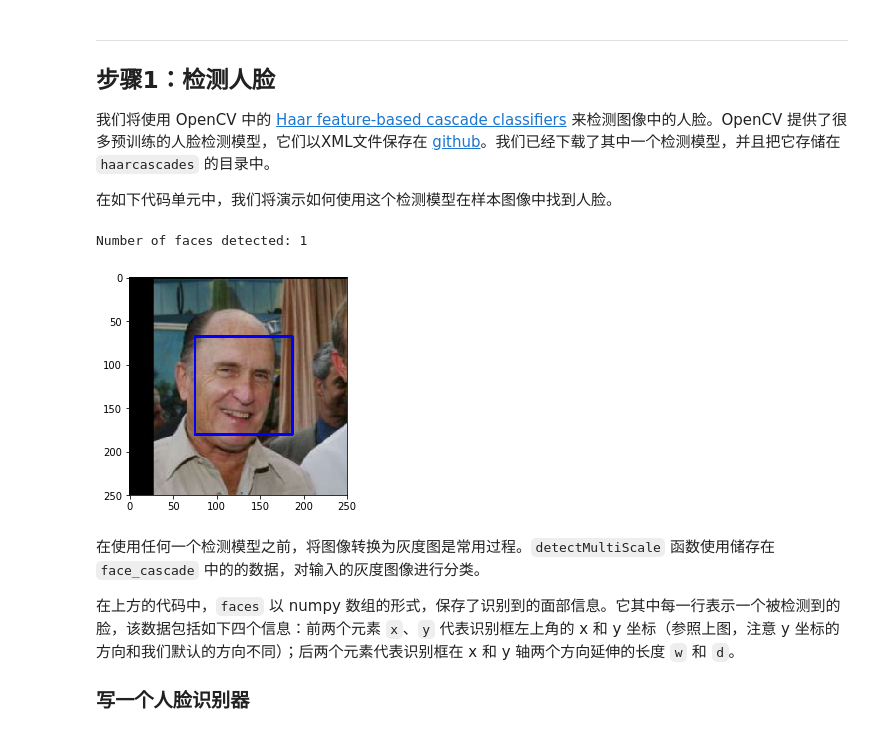
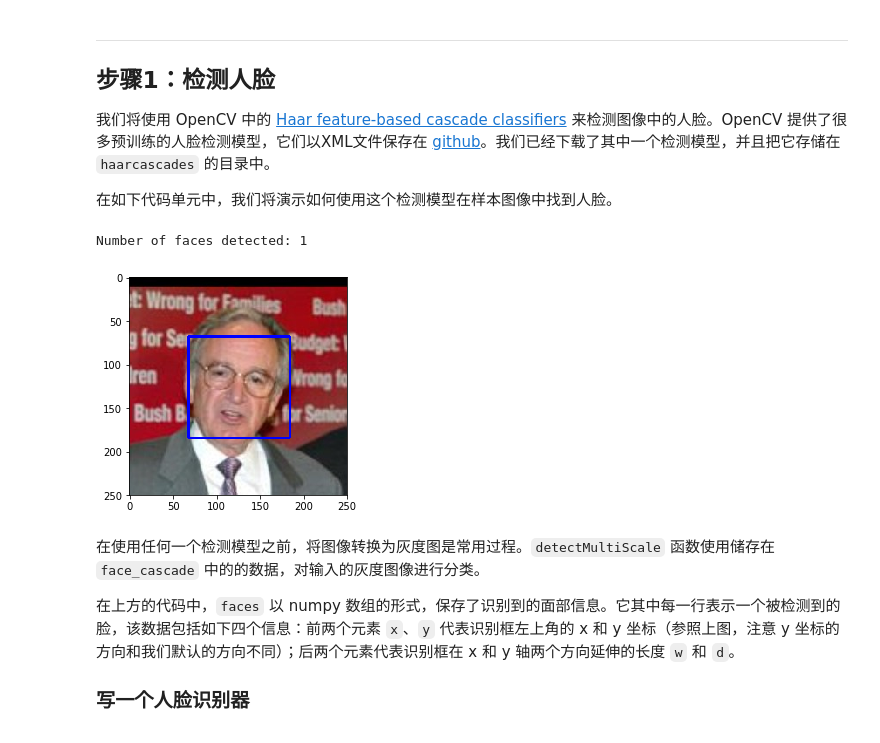
Before and after one commit to Hughli3/cn-deep-learning, a Jupyter notebook: dog-project/dog_app.ipynb, the cells around one changed output. Cells and saved outputs as stored; diff of their text form; code cells hidden in the pictures.

```diff
--- a/dog-project/dog_app.ipynb
+++ b/dog-project/dog_app.ipynb
@@ -101,11 +101,10 @@ import random
 random.seed(8675309)
 
 # 加载打乱后的人脸数据集的文件名
-human_files = np.array(glob("/Users/hughli/Pictures/lfw/*/*"))
+human_files = np.array(glob("/home/hughli/data/lfw/*/*"))
 random.shuffle(human_files)
 
 # 打印数据集的数据量
 print('There are %d total human images.' % len(human_files))
-human_files
 # %% [output]
 There are 13233 total human images.
@@ -129,35 +121,35 @@ import cv2
 import matplotlib.pyplot as plt
 %matplotlib inline
 
 # 提取预训练的人脸检测模型
-face_cascade = cv2.CascadeClassifier('haarcascades/haarcascade_frontalface_alt.xml')
+face_cascade = cv2.CascadeClassifier('/home/hughli/project/cn-deep-learning/dog-project/haarcascades/haarcascade_frontalface_alt.xml')
 
 # 加载彩色（通道顺序为BGR）图像
 img = cv2.imread(human_files[3])
 
 # 将BGR图像进行灰度处理
 gray = cv2.cvtColor(img, cv2.COLOR_BGR2GRAY)
 
 # 在图像中找出脸
 faces = face_cascade.detectMultiScale(gray)
 
 # 打印图像中检测到的脸的个数
 print('Number of faces detected:', len(faces))
 
 # 获取每一个所检测到的脸的识别框
 for (x,y,w,h) in faces:
     # 在人脸图像中绘制出识别框
     cv2.rectangle(img,(x,y),(x+w,y+h),(255,0,0),2)
 
 # 将BGR图像转变为RGB图像以打印
 cv_rgb = cv2.cvtColor(img, cv2.COLOR_BGR2RGB)
 
 # 展示含有识别框的图像
 plt.imshow(cv_rgb)
 plt.show()
 # %% [output]
 Number of faces detected: 1
-[figure, old version]
+[figure, new version]
 # %% [markdown]
 在使用任何一个检测模型之前，将图像转换为灰度图是常用过程。`detectMultiScale` 函数使用储存在 `face_cascade` 中的的数据，对输入的灰度图像进行分类。
 
```
Also changed, not shown: parts of 10 cells of this notebook.
